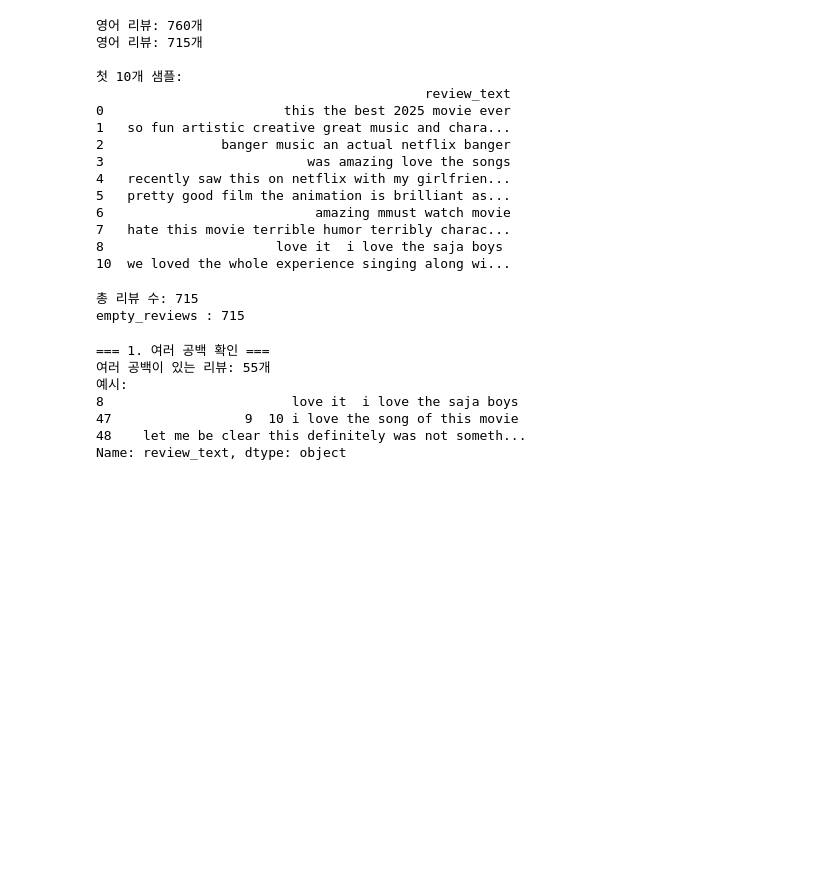
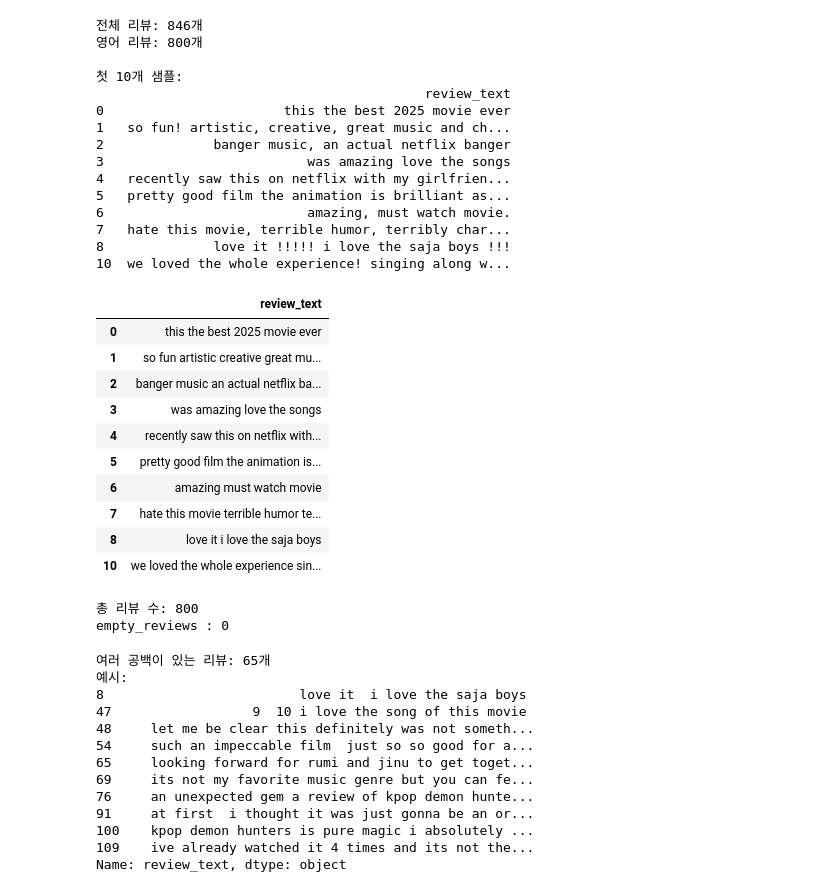
Before and after one commit to sungchan12/colab, a Jupyter notebook: kpopDataAnaly.ipynb, the cells around one changed output. Saved outputs shown, nothing was run; the diff lists cells and outputs as text; code cells hidden in the pictures; blank space fills up the shorter version.

```diff
--- a/kpopDataAnaly.ipynb
+++ b/kpopDataAnaly.ipynb
@@ -3,8 +3,9 @@ import pandas as pd
 import re
 from langdetect import detect
 
+# 컬럼명 없이 텍스트만 있는 CSV 파일 읽기
 df = pd.read_csv('kpop_audience_reviews.csv')
-print(f"영어 리뷰: {len(df)}개")
+print(f"전체 리뷰: {len(df)}개")
 
 # 언어 감지 함수
 def detect_language(text):
@@ -19,45 +20,64 @@ df = df[df['language'] == 'en'].copy()
 print(f"영어 리뷰: {len(df)}개")
 df_review = df[['review_text']].copy()
 df_review['review_text'] = df_review['review_text'].str.lower()
-df_review['review_text'] = df_review['review_text'].apply(lambda x: re.sub(r'[^a-z0-9\s]', '', str(x)))
 
 print("\n첫 10개 샘플:")
 print(df_review.head(10))
 # %% [output]
-영어 리뷰: 760개
-영어 리뷰: 715개
+전체 리뷰: 846개
+영어 리뷰: 800개
 
 첫 10개 샘플:
                                           review_text
 0                       this the best 2025 movie ever
-1   so fun artistic creative great music and chara...
-2               banger music an actual netflix banger
+1   so fun! artistic, creative, great music and ch...
+2              banger music, an actual netflix banger
 3                          was amazing love the songs
 4   recently saw this on netflix with my girlfrien...
 5   pretty good film the animation is brilliant as...
-6                           amazing mmust watch movie
-7   hate this movie terrible humor terribly charac...
-8                      love it  i love the saja boys
-10  we loved the whole experience singing along wi...
+6                          amazing, must watch movie.
+7   hate this movie, terrible humor, terribly char...
+8              love it !!!!! i love the saja boys !!!
+10  we loved the whole experience! singing along w...
+# %%
+df_review['review_text'] = df_review['review_text'].apply(lambda x: re.sub(r'[^a-z0-9\s]', '', x))
+df_review.head(10)
+# %% [output]
+|  | review_text |
+| 0 | this the best 2025 movie ever |
+| 1 | so fun artistic creative great mu... |
+| 2 | banger music an actual netflix ba... |
+| 3 | was amazing love the songs |
+| 4 | recently saw this on netflix with... |
+| 5 | pretty good film the animation is... |
+| 6 | amazing must watch movie |
+| 7 | hate this movie terrible humor te... |
+| 8 | love it i love the saja boys |
+| 10 | we loved the whole experience sin... |
 # %%
 print(f"총 리뷰 수: {len(df_review)}")
 full_reviews = df_review['review_text'].isna()
-print(f'empty_reviews : {len(full_reviews)}')
+print(f'empty_reviews : {full_reviews.sum()}')
 # %% [output]
-총 리뷰 수: 715
-empty_reviews : 715
+총 리뷰 수: 800
+empty_reviews : 0
 # %%
-print("\n=== 1. 여러 공백 확인 ===")
-multiple_spaces = df_review['review_text'].str.contains(r'\s{2,}', na=False)
+multiple_spaces = df_review['review_text'].str.contains("  ")
 print(f"여러 공백이 있는 리뷰: {multiple_spaces.sum()}개")
 if multiple_spaces.sum() > 0:
     print("예시:")
-    print(df_review[multiple_spaces]['review_text'].head(3))
+    print(df_review[multiple_spaces]['review_text'].head(10))
 # %% [output]
-=== 1. 여러 공백 확인 ===
-여러 공백이 있는 리뷰: 55개
+여러 공백이 있는 리뷰: 65개
 예시:
-8                        love it  i love the saja boys
-47                 9  10 i love the song of this movie
-48    let me be clear this definitely was not someth...
+8                         love it  i love the saja boys
+47                  9  10 i love the song of this movie
+48     let me be clear this definitely was not someth...
+54     such an impeccable film  just so so good for a...
+65     looking forward for rumi and jinu to get toget...
+69     its not my favorite music genre but you can fe...
+76     an unexpected gem a review of kpop demon hunte...
+91     at first  i thought it was just gonna be an or...
+100    kpop demon hunters is pure magic i absolutely ...
+109    ive already watched it 4 times and its not the...
 Name: review_text, dtype: object
```
Also changed, not shown: parts of 20 cells of this notebook.
